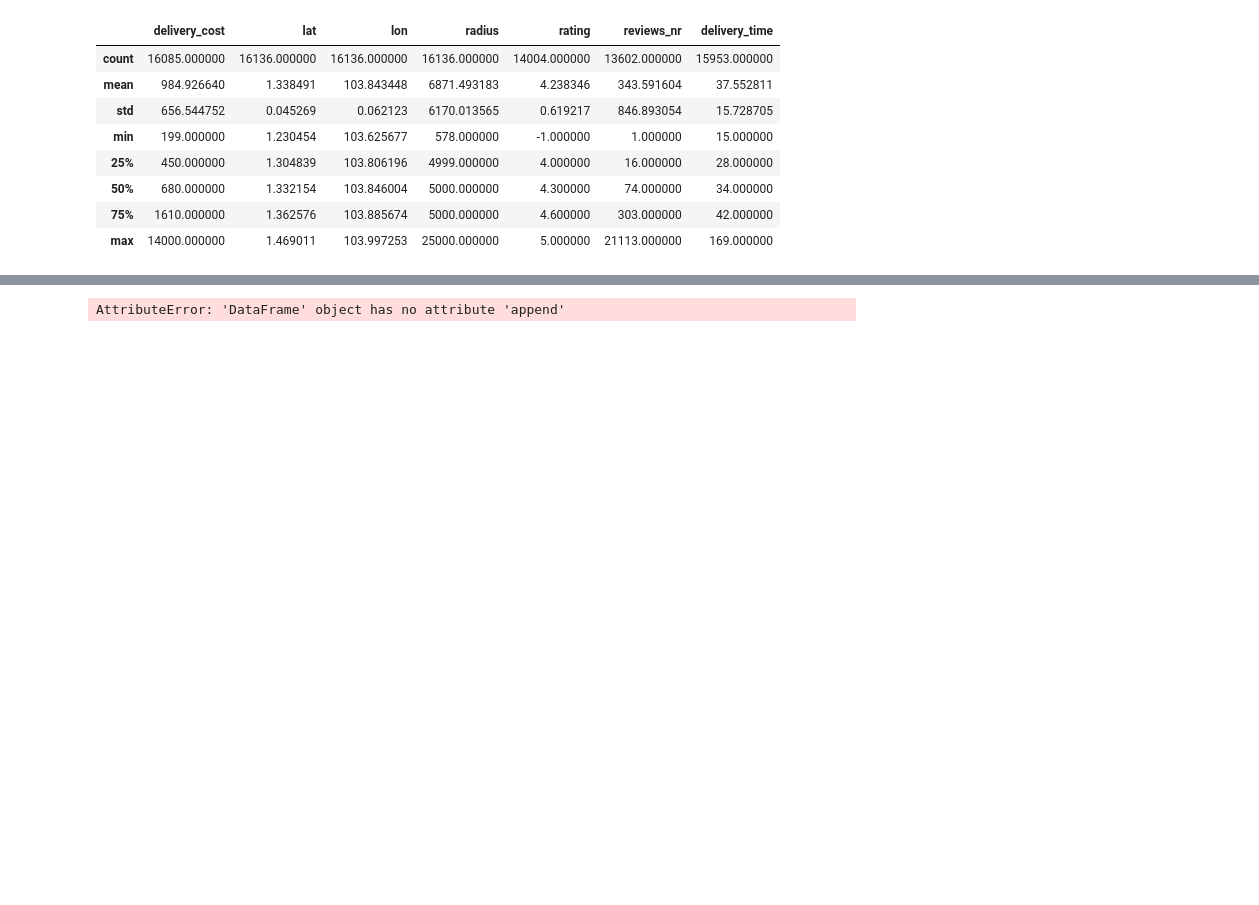
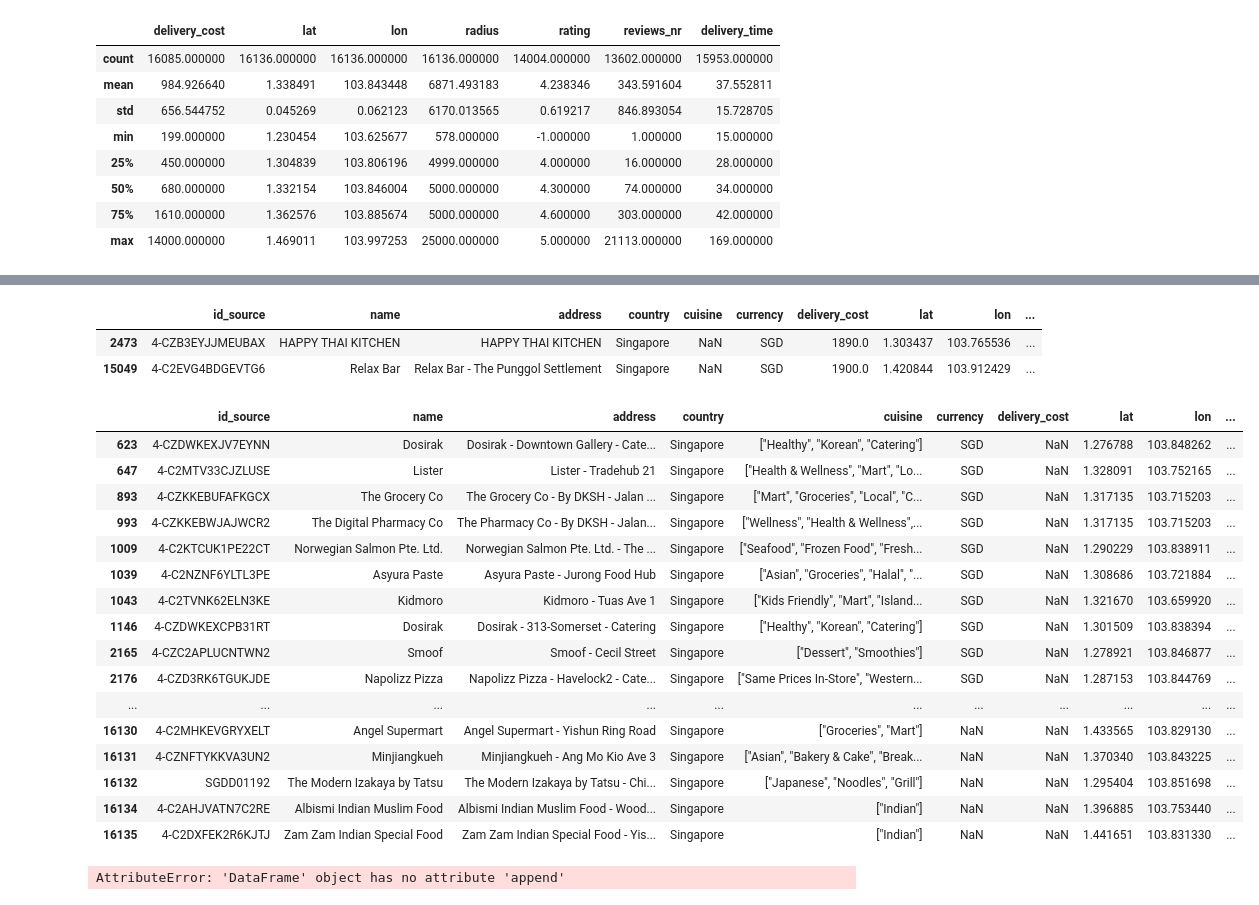
Before and after one commit to leehegithub/grab_restuarant_analysis, a Jupyter notebook: reading_csv.ipynb, the cells around one changed output, grey strips where cells are left out. Drawn from its saved outputs; the diff is of its cells as text; code cells hidden in the pictures; blank space fills up the shorter version.

```diff
--- a/reading_csv.ipynb
+++ b/reading_csv.ipynb
@@ -95,3 +144,29 @@ These are the unique values of loc_type column ['FOOD' 'MART']
+# %%
+restaurants_df[restaurants_df['cuisine'].isna()]
+# %% [output]
+|  | id_source | name | address | country | cuisine | currency | delivery_cost | lat | lon | ... |
+| 2473 | 4-CZB3EYJJMEUBAX | HAPPY THAI KITCHEN | HAPPY THAI KITCHEN | Singapore | NaN | SGD | 1890.0 | 1.303437 | 103.765536 | ... |
+| 15049 | 4-C2EVG4BDGEVTG6 | Relax Bar | Relax Bar - The Punggol Settlement | Singapore | NaN | SGD | 1900.0 | 1.420844 | 103.912429 | ... |
+# %%
+restaurants_df[restaurants_df['delivery_cost'].isna()]
+# %% [output]
+|  | id_source | name | address | country | cuisine | currency | delivery_cost | lat | lon | ... |
+| 623 | 4-CZDWKEXJV7EYNN | Dosirak | Dosirak - Downtown Gallery - Cate... | Singapore | ["Healthy", "Korean", "Catering"] | SGD | NaN | 1.276788 | 103.848262 | ... |
+| 647 | 4-C2MTV33CJZLUSE | Lister | Lister - Tradehub 21 | Singapore | ["Health & Wellness", "Mart", "Lo... | SGD | NaN | 1.328091 | 103.752165 | ... |
+| 893 | 4-CZKKEBUFAFKGCX | The Grocery Co | The Grocery Co - By DKSH - Jalan ... | Singapore | ["Mart", "Groceries", "Local", "C... | SGD | NaN | 1.317135 | 103.715203 | ... |
+| 993 | 4-CZKKEBWJAJWCR2 | The Digital Pharmacy Co | The Pharmacy Co - By DKSH - Jalan... | Singapore | ["Wellness", "Health & Wellness",... | SGD | NaN | 1.317135 | 103.715203 | ... |
+| 1009 | 4-C2KTCUK1PE22CT | Norwegian Salmon Pte. Ltd. | Norwegian Salmon Pte. Ltd. - The ... | Singapore | ["Seafood", "Frozen Food", "Fresh... | SGD | NaN | 1.290229 | 103.838911 | ... |
+| 1039 | 4-C2NZNF6YLTL3PE | Asyura Paste | Asyura Paste - Jurong Food Hub | Singapore | ["Asian", "Groceries", "Halal", "... | SGD | NaN | 1.308686 | 103.721884 | ... |
+| 1043 | 4-C2TVNK62ELN3KE | Kidmoro | Kidmoro - Tuas Ave 1 | Singapore | ["Kids Friendly", "Mart", "Island... | SGD | NaN | 1.321670 | 103.659920 | ... |
+| 1146 | 4-CZDWKEXCPB31RT | Dosirak | Dosirak - 313-Somerset - Catering | Singapore | ["Healthy", "Korean", "Catering"] | SGD | NaN | 1.301509 | 103.838394 | ... |
+| 2165 | 4-CZC2APLUCNTWN2 | Smoof | Smoof - Cecil Street | Singapore | ["Dessert", "Smoothies"] | SGD | NaN | 1.278921 | 103.846877 | ... |
+| 2176 | 4-CZD3RK6TGUKJDE | Napolizz Pizza | Napolizz Pizza - Havelock2 - Cate... | Singapore | ["Same Prices In-Store", "Western... | SGD | NaN | 1.287153 | 103.844769 | ... |
+| ... | ... | ... | ... | ... | ... | ... | ... | ... | ... | ... |
+| 16130 | 4-C2MHKEVGRYXELT | Angel Supermart | Angel Supermart - Yishun Ring Road | Singapore | ["Groceries", "Mart"] | NaN | NaN | 1.433565 | 103.829130 | ... |
+| 16131 | 4-CZNFTYKKVA3UN2 | Minjiangkueh | Minjiangkueh - Ang Mo Kio Ave 3 | Singapore | ["Asian", "Bakery & Cake", "Break... | NaN | NaN | 1.370340 | 103.843225 | ... |
+| 16132 | SGDD01192 | The Modern Izakaya by Tatsu | The Modern Izakaya by Tatsu - Chi... | Singapore | ["Japanese", "Noodles", "Grill"] | NaN | NaN | 1.295404 | 103.851698 | ... |
+| 16134 | 4-C2AHJVATN7C2RE | Albismi Indian Muslim Food | Albismi Indian Muslim Food - Wood... | Singapore | ["Indian"] | NaN | NaN | 1.396885 | 103.753440 | ... |
+| 16135 | 4-C2DXFEK2R6KJTJ | Zam Zam Indian Special Food | Zam Zam Indian Special Food - Yis... | Singapore | ["Indian"] | NaN | NaN | 1.441651 | 103.831330 | ... |
 # %%
 restaurant_df = main_df[['Id_source', 'name', 'address', 'rating', 'reviews_nr', 'opening_hr', 'delivery_time']]
 # %%
```
Also changed, not shown: parts of 6 cells of this notebook.
